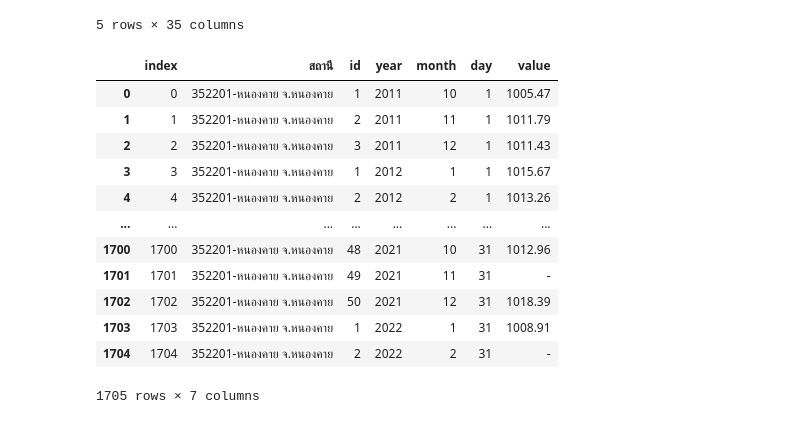
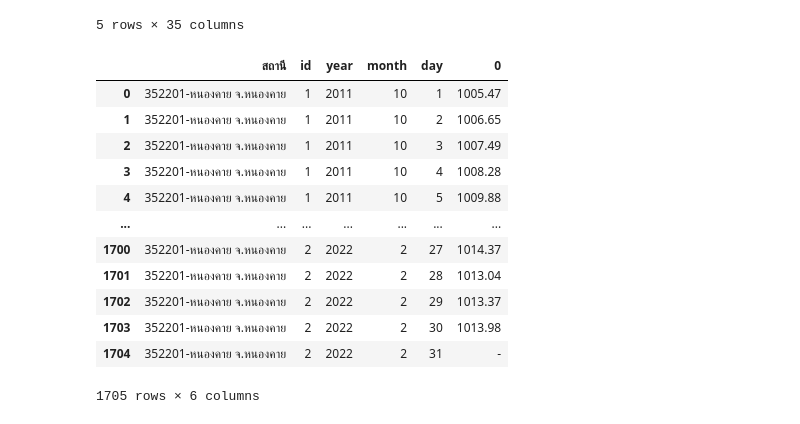
Before and after one commit to Tonry12/data_science_bootcamp_8_tonnaw, a Jupyter notebook: midterm_bscdpdm23.ipynb, the cells around one changed output. Cells and saved outputs as stored; diff of their text form; code cells hidden in the pictures.

Commit message:
melt

```diff
--- a/midterm_bscdpdm23.ipynb
+++ b/midterm_bscdpdm23.ipynb
@@ -46,20 +46,21 @@ press_kk.head()
 # %%
 press_kk_31 = press_kk.iloc[:,2:33]
 # %%
-press_kk_melt = press_kk.melt(id_vars=['สถานี','id','year','month']).reset_index()
-press_kk_melt.rename(columns={'variable' : 'day'},inplace=True)
+press_kk_melt = press_kk.set_index(['สถานี','id','year','month']).stack().reset_index()
+press_kk_melt.rename(columns={'level_4' : 'day'},inplace=True)
+press_kk_melt.rename(columns={'0' : 'ค่าความกดอากาศ'},inplace=True)
 press_kk_melt
 # %% [output]
-|  | index | สถานี | id | year | month | day | value |
-| 0 | 0 | 352201-หนองคาย จ.หนองคาย | 1 | 2011 | 10 | 1 | 1005.47 |
-| 1 | 1 | 352201-หนองคาย จ.หนองคาย | 2 | 2011 | 11 | 1 | 1011.79 |
-| 2 | 2 | 352201-หนองคาย จ.หนองคาย | 3 | 2011 | 12 | 1 | 1011.43 |
-| 3 | 3 | 352201-หนองคาย จ.หนองคาย | 1 | 2012 | 1 | 1 | 1015.67 |
-| 4 | 4 | 352201-หนองคาย จ.หนองคาย | 2 | 2012 | 2 | 1 | 1013.26 |
-| ... | ... | ... | ... | ... | ... | ... | ... |
-| 1700 | 1700 | 352201-หนองคาย จ.หนองคาย | 48 | 2021 | 10 | 31 | 1012.96 |
-| 1701 | 1701 | 352201-หนองคาย จ.หนองคาย | 49 | 2021 | 11 | 31 | - |
-| 1702 | 1702 | 352201-หนองคาย จ.หนองคาย | 50 | 2021 | 12 | 31 | 1018.39 |
-| 1703 | 1703 | 352201-หนองคาย จ.หนองคาย | 1 | 2022 | 1 | 31 | 1008.91 |
-| 1704 | 1704 | 352201-หนองคาย จ.หนองคาย | 2 | 2022 | 2 | 31 | - |
+|  | สถานี | id | year | month | day | 0 |
+| 0 | 352201-หนองคาย จ.หนองคาย | 1 | 2011 | 10 | 1 | 1005.47 |
+| 1 | 352201-หนองคาย จ.หนองคาย | 1 | 2011 | 10 | 2 | 1006.65 |
+| 2 | 352201-หนองคาย จ.หนองคาย | 1 | 2011 | 10 | 3 | 1007.49 |
+| 3 | 352201-หนองคาย จ.หนองคาย | 1 | 2011 | 10 | 4 | 1008.28 |
+| 4 | 352201-หนองคาย จ.หนองคาย | 1 | 2011 | 10 | 5 | 1009.88 |
+| ... | ... | ... | ... | ... | ... | ... |
+| 1700 | 352201-หนองคาย จ.หนองคาย | 2 | 2022 | 2 | 27 | 1014.37 |
+| 1701 | 352201-หนองคาย จ.หนองคาย | 2 | 2022 | 2 | 28 | 1013.04 |
+| 1702 | 352201-หนองคาย จ.หนองคาย | 2 | 2022 | 2 | 29 | 1013.37 |
+| 1703 | 352201-หนองคาย จ.หนองคาย | 2 | 2022 | 2 | 30 | 1013.98 |
+| 1704 | 352201-หนองคาย จ.หนองคาย | 2 | 2022 | 2 | 31 | - |
-1705 rows × 7 columns
+1705 rows × 6 columns
```
